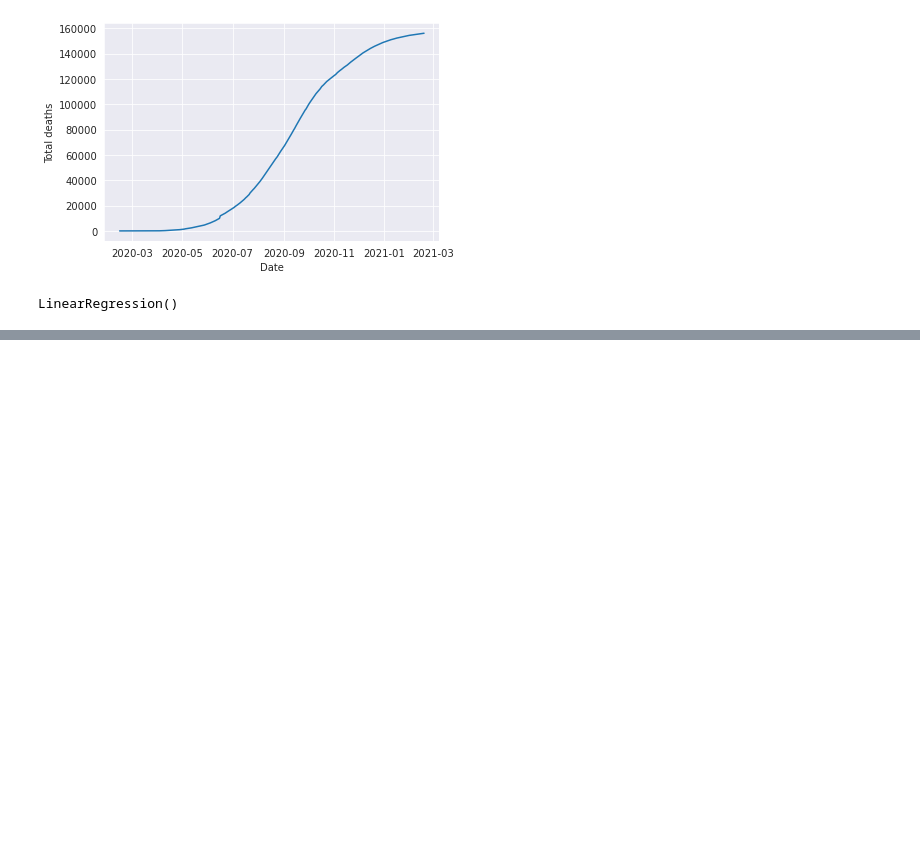
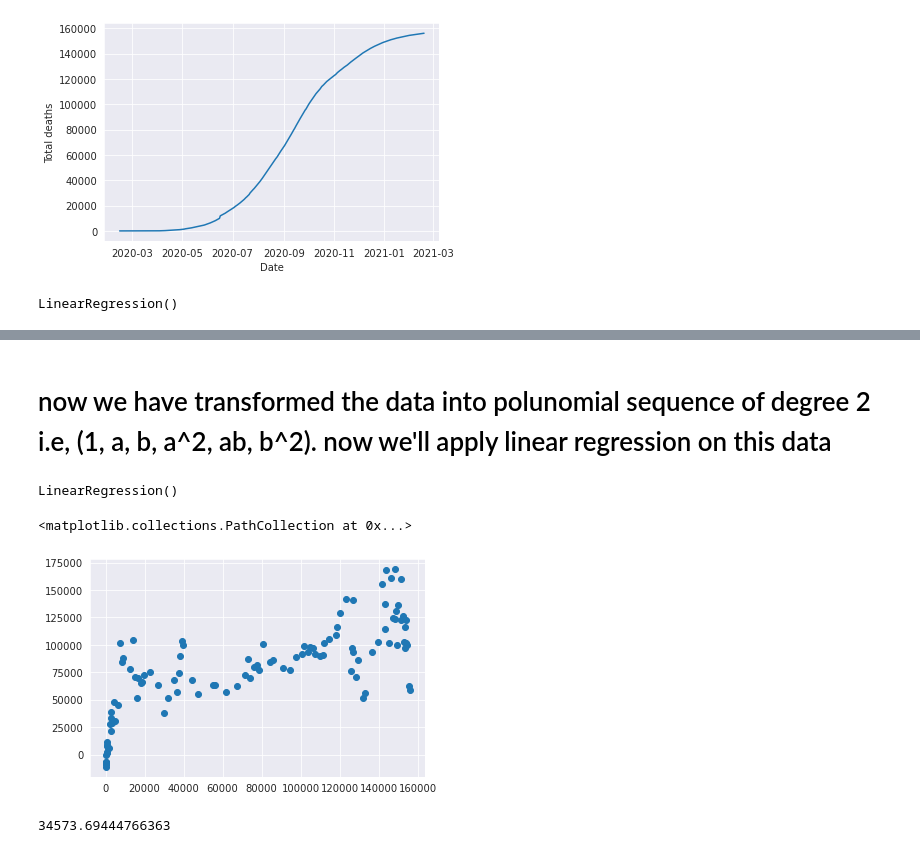
Before and after one commit to siktasharma/Covid-19-Death-Analysis, a Jupyter notebook: covid 19 analysis.ipynb, the cells around one changed output, grey strips where cells are left out. Cells and saved outputs as stored; diff of their text form; code cells hidden in the pictures; blank space fills up the shorter version.

Commit message:
Used Polynomial Regression for fitting the data

```diff
--- a/covid 19 analysis.ipynb
+++ b/covid 19 analysis.ipynb
@@ -193,0 +196,27 @@ plt.plot(ind['date'], predict_all)
+# %%
+from sklearn.preprocessing import PolynomialFeatures
+poly = PolynomialFeatures(3)
+X_new = poly.fit_transform(X)
+# %% [markdown]
+# now we have transformed the data into polunomial sequence of degree 2 i.e, (1, a, b, a^2, ab, b^2). now we'll apply linear regression on this data
+# %%
+X_new = poly.fit_transform(X)
+y=ind['cumulative_total_deaths']
+X_new_train, X_new_test, y_train, y_test = train_test_split(X_new, y, test_size=0.33, random_state=101)
+# %%
+lm.fit(X_new_train, y_train)
+# %% [output]
+LinearRegression()
+# %%
+predictions_new = lm.predict(X_new_test)
+# %%
+plt.scatter(y_test, predictions_new)
+# %% [output]
+<matplotlib.collections.PathCollection at 0x...>
+[figure, added]
+# %%
+metrics.mean_absolute_error(y_test, predictions_new)
+metrics.mean_squared_error(y_test, predictions_new)
+np.sqrt(metrics.mean_squared_error(y_test, predictions_new))
+# %% [output]
+34573.69444766363
```
Also changed, not shown: parts of 13 cells of this notebook.
